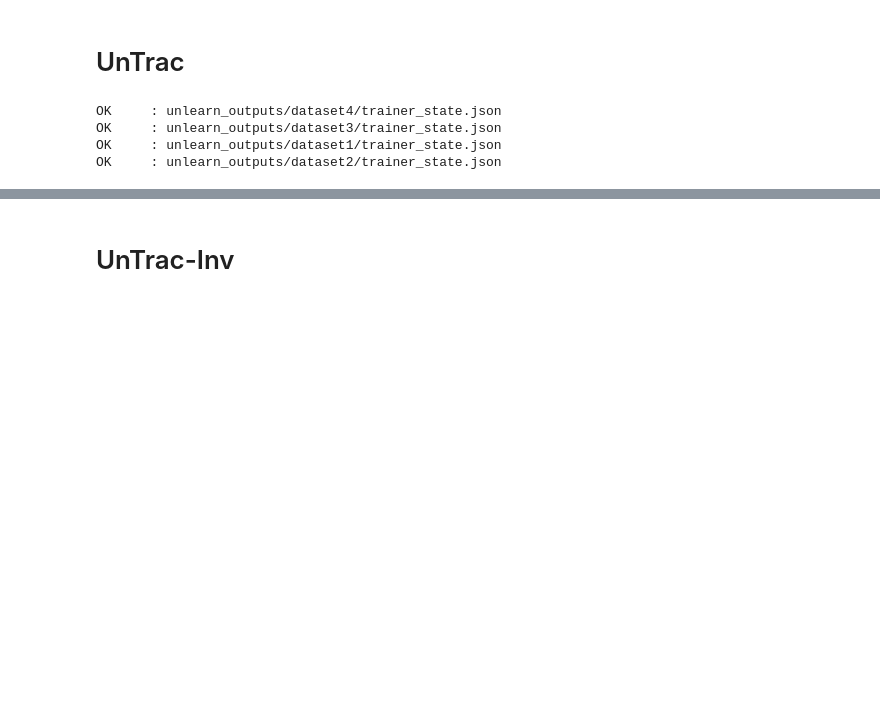
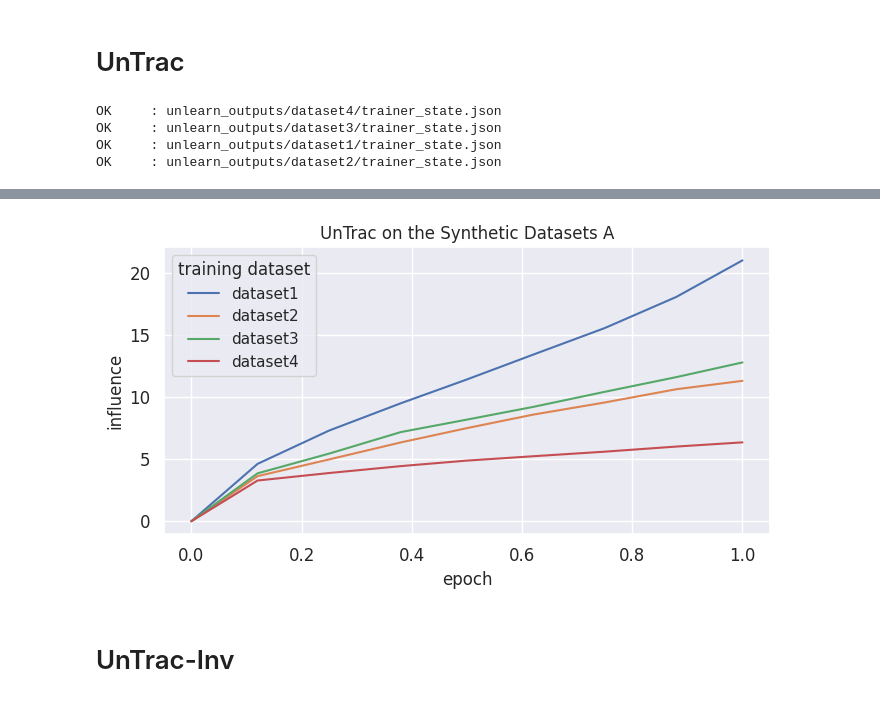
Before and after one commit to Fathom02/untrac, a Jupyter notebook: evaluate_synthetic.ipynb, the cells around one changed output, grey strips where cells are left out. Saved outputs shown, nothing was run; the diff lists cells and outputs as text; code cells hidden in the pictures; blank space fills up the shorter version.

```diff
--- a/evaluate_synthetic.ipynb
+++ b/evaluate_synthetic.ipynb
@@ -115,3 +102,29 @@ plt.tight_layout()
+# %%
+import pandas as pd
+import seaborn as sns
+import matplotlib.pyplot as plt
+
+df_long = df_result.reset_index().rename(
+    columns={"dataset0": "influence", "dataset_name": "training dataset"}
+)
+
+
+df_long["epoch"] = pd.to_numeric(df_long["epoch"])
+df_long = df_long.sort_values(["training dataset", "epoch"])
+
+plt.figure(figsize=FIGSIZE)
+ax = sns.lineplot(
+    x="epoch", y="influence", hue="training dataset",
+    data=df_long, estimator=None, errorbar=None
+)
+ax.set_title("UnTrac on the Synthetic Datasets A", fontsize=FONTSIZE)
+ax.set_xlabel("epoch", fontsize=FONTSIZE)
+ax.set_ylabel("influence", fontsize=FONTSIZE)
+plt.xticks(fontsize=FONTSIZE)
+plt.yticks(fontsize=FONTSIZE)
+plt.tight_layout()
+# %% [output]
+[figure, added]
 # %% [markdown]
 # UnTrac-Inv
 # %%
```
Also changed, not shown: parts of 10 cells of this notebook, 19 other files.
